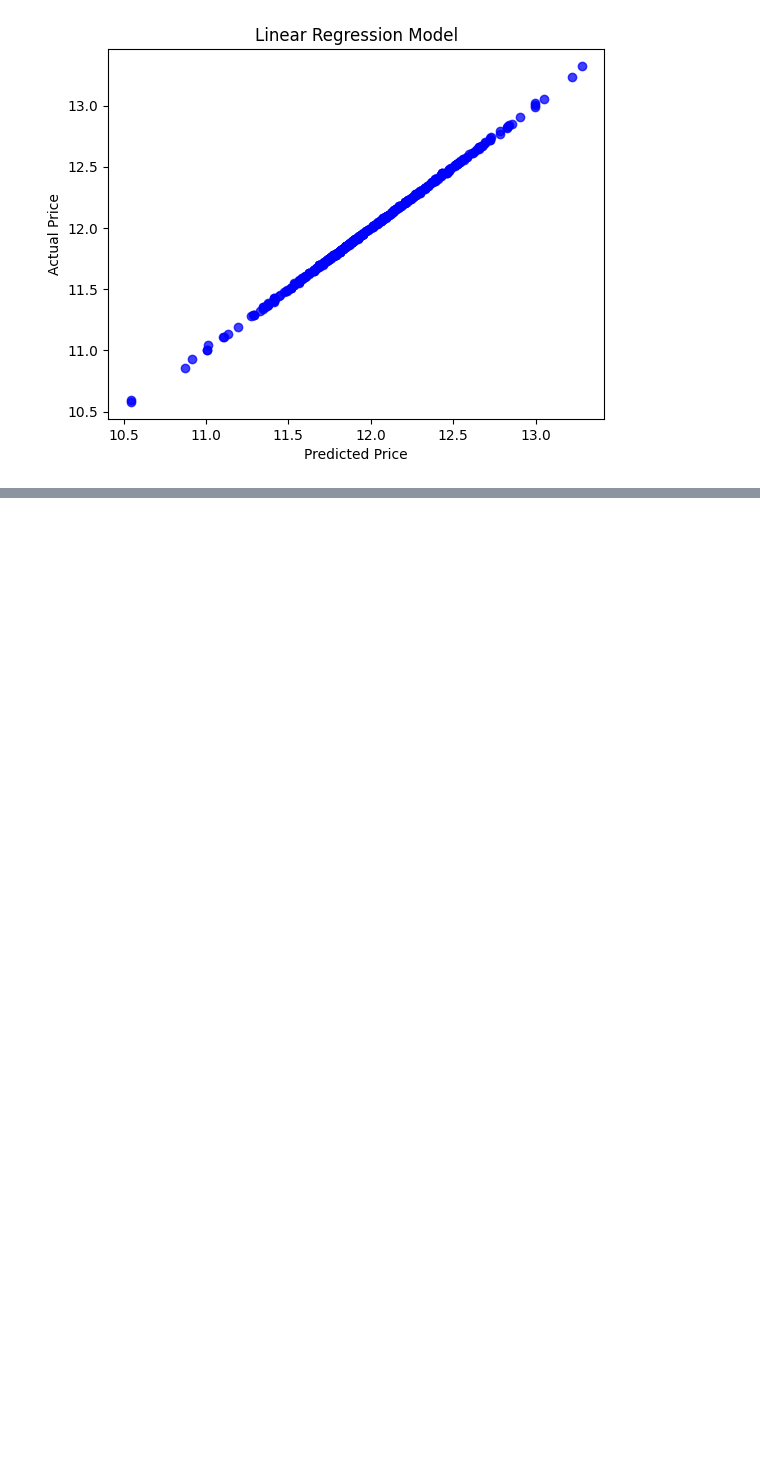
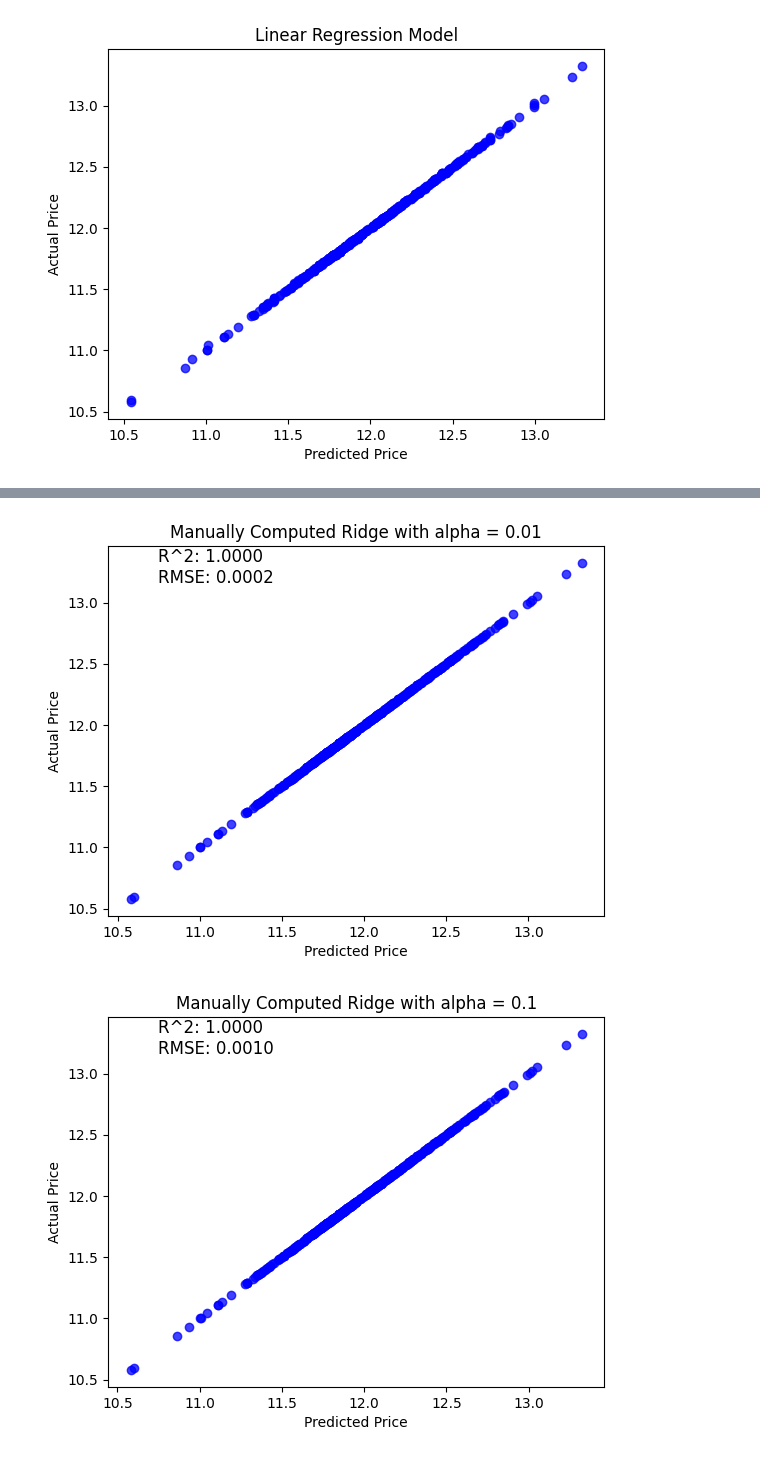
Before and after one commit to Manikantan-S/ML-HOUSE-PRICES, a Jupyter notebook: HousePricePrediction.ipynb, the cells around one changed output, grey strips where cells are left out. Drawn from its saved outputs; the diff is of its cells as text; code cells hidden in the pictures; blank space fills up the shorter version.

```diff
--- a/HousePricePrediction.ipynb
+++ b/HousePricePrediction.ipynb
@@ -599,22 +599,3 @@ plt.title('Linear Regression Model')
 # %% [output]
 Text(0.5, 1.0, 'Linear Regression Model')
 [figure]
-# %%
-for i in range (-2, 3):
-    alpha = 10**i
-    ridge_model = rm.fit(X_train, y_train)
-    preds_ridge = ridge_model.predict(X_test)
-
-    plt.scatter(preds_ridge, actual_values, alpha=.75, color='b')
-    plt.xlabel('Predicted Price')
-    plt.ylabel('Actual Price')
-    plt.title('Ridge Regularization with alpha = {}'.format(alpha))
-
-    overlay = 'R^2 is: {}\nRMSE is: {}'.format(
-                    ridge_model.score(X_test, y_test),
-                    mean_squared_error(y_test, preds_ridge))
-
-    # Pass the text directly to the first argument
-    plt.annotate(overlay, xy=(12.1, 10.6), size='x-large')
-
-    plt.show()
@@ -626,0 +602,25 @@ for i in range (-2, 3):
+# %%
+from sklearn.metrics import mean_squared_error
+
+# Plot predicted vs. actual values for manually computed Ridge Regression predictions
+actual_values = y_test
+
+for alpha, preds in ridge_predictions.items():
+    # Calculate R^2 and RMSE
+    r2_score_manual = 1 - (mean_squared_error(y_test, preds) / np.var(y_test))
+    rmse_manual = mean_squared_error(y_test, preds, squared=False)
+
+    # Scatter plot of predicted vs actual values
+    plt.scatter(preds, actual_values, alpha=0.75, color='b')
+    plt.xlabel('Predicted Price')
+    plt.ylabel('Actual Price')
+    plt.title(f'Manually Computed Ridge with alpha = {alpha}')
+
+    # Annotate the plot with R^2 and RMSE
+    overlay = f'R^2: {r2_score_manual:.4f}\nRMSE: {rmse_manual:.4f}'
+    plt.annotate(overlay, xy=(0.1, 0.9), xycoords='axes fraction', size='large')
+
+    plt.show()
+# %% [output]
+[figure, added]
+[figure, added]
```
Also changed, not shown: parts of 6 cells of this notebook, 3 other files.
